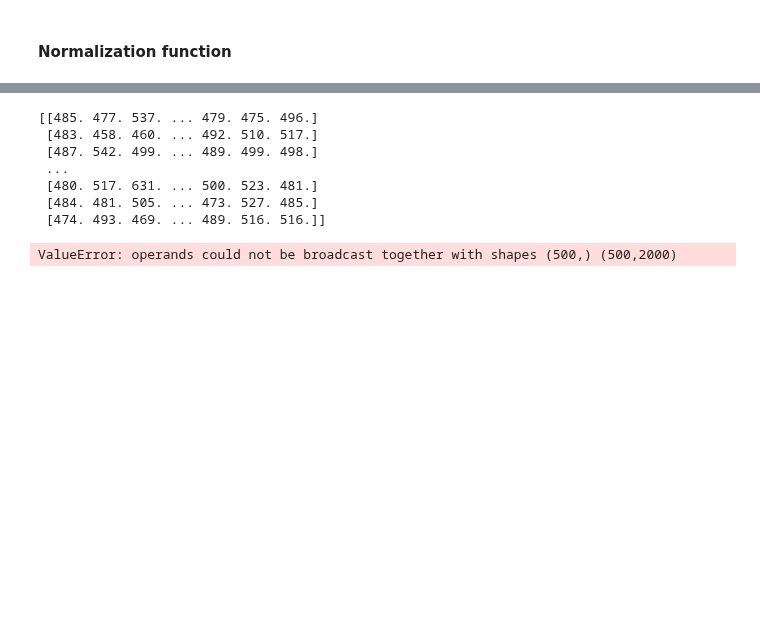
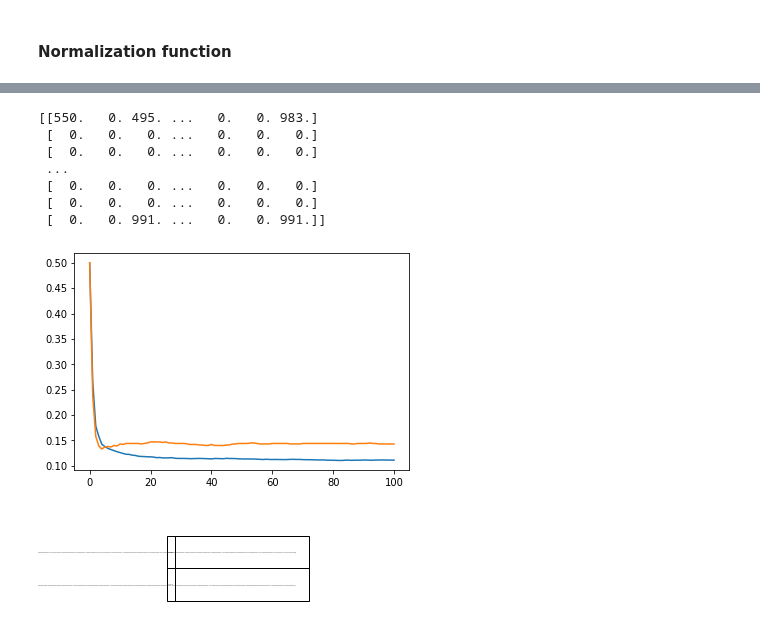
Before and after one commit to Kosaro/MachineLearningAssignments, a Jupyter notebook: TISP.ipynb, the cells around one changed output, grey strips where cells are left out. Saved outputs shown, nothing was run; the diff lists cells and outputs as text; code cells hidden in the pictures; blank space fills up the shorter version.

```diff
--- a/TISP.ipynb
+++ b/TISP.ipynb
@@ -103,11 +127,13 @@ train_tisp(train_x, train_y, test_x, test_y)
+# %%
+train_x, train_y, test_x, test_y, _ = get_gisette()
 # %%
-train_tisp(train_x, train_y, test_x, test_y)
+train_tisp(train_x, train_y, test_x, test_y, .01)
 # %% [output]
-[[485. 477. 537. ... 479. 475. 496.]
- [483. 458. 460. ... 492. 510. 517.]
- [487. 542. 499. ... 489. 499. 498.]
+[[550.   0. 495. ...   0.   0. 983.]
+ [  0.   0.   0. ...   0.   0.   0.]
+ [  0.   0.   0. ...   0.   0.   0.]
  ...
- [480. 517. 631. ... 500. 523. 481.]
- [484. 481. 505. ... 473. 527. 485.]
- [474. 493. 469. ... 489. 516. 516.]]
+ [  0.   0.   0. ...   0.   0.   0.]
+ [  0.   0.   0. ...   0.   0.   0.]
+ [  0.   0. 991. ...   0.   0. 991.]]
-ValueError: operands could not be broadcast together with shapes (500,) (500,2000)
+[figure, added]
```
Also changed, not shown: parts of 6 cells of this notebook.
